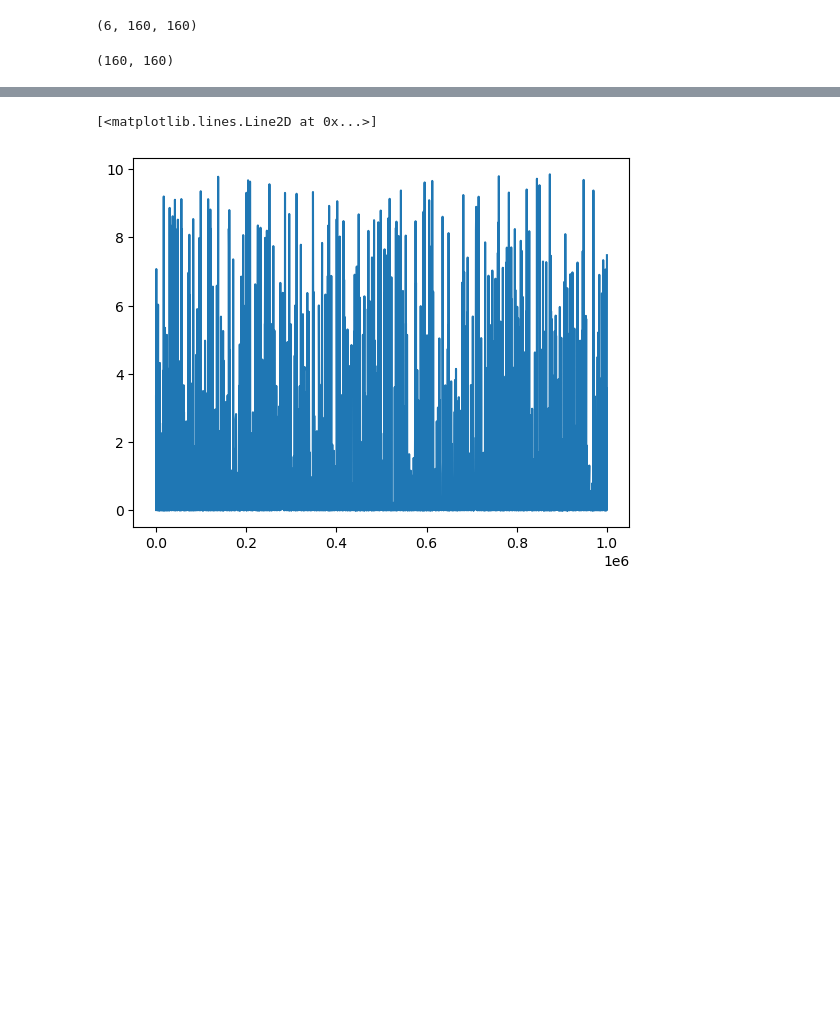
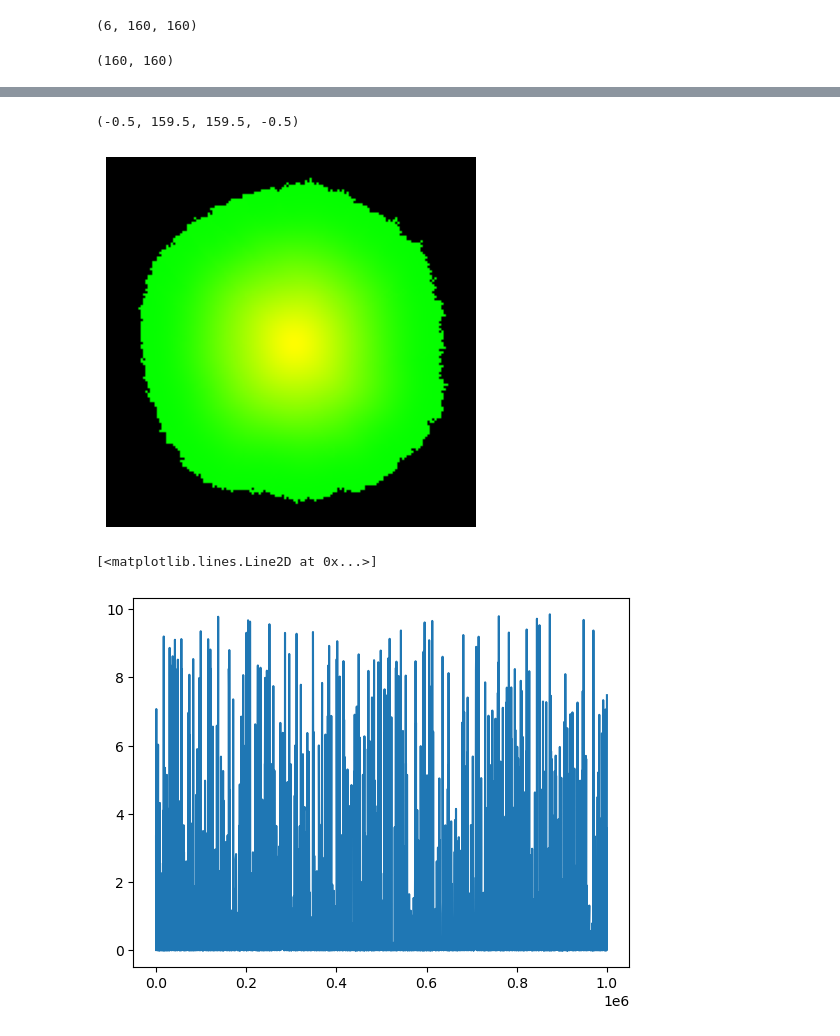
Before and after one commit to rpazuki/morpho_repo, a Jupyter notebook: growth/dataset-no-dilution.ipynb, the cells around one changed output, grey strips where cells are left out. Saved outputs shown, nothing was run; the diff lists cells and outputs as text; code cells hidden in the pictures; blank space fills up the shorter version.

```diff
--- a/growth/dataset-no-dilution.ipynb
+++ b/growth/dataset-no-dilution.ipynb
@@ -86,3 +91,19 @@ plt.show()
+# %%
+def normaisied(arr):
+    min_v = np.min(arr)
+    max_v = np.max(arr)
+    return (arr - min_v)/(max_v - min_v)
+# %%
+green = ds_1[-1,:,:]
+red = ds_1[-2,:,:]
+norm_green = normaisied(green)
+norm_red = normaisied(red)
+field = np.dstack((norm_green, norm_red, np.zeros_like(norm_green)))
+plt.imshow(field)
+plt.axis('off')
+# %% [output]
+(-0.5, 159.5, 159.5, -0.5)
+[figure, added]
 # %%
 plt.plot(df_params.DB)
 # %% [output]
```
Also changed, not shown: parts of 4 cells of this notebook, 18 other files.
